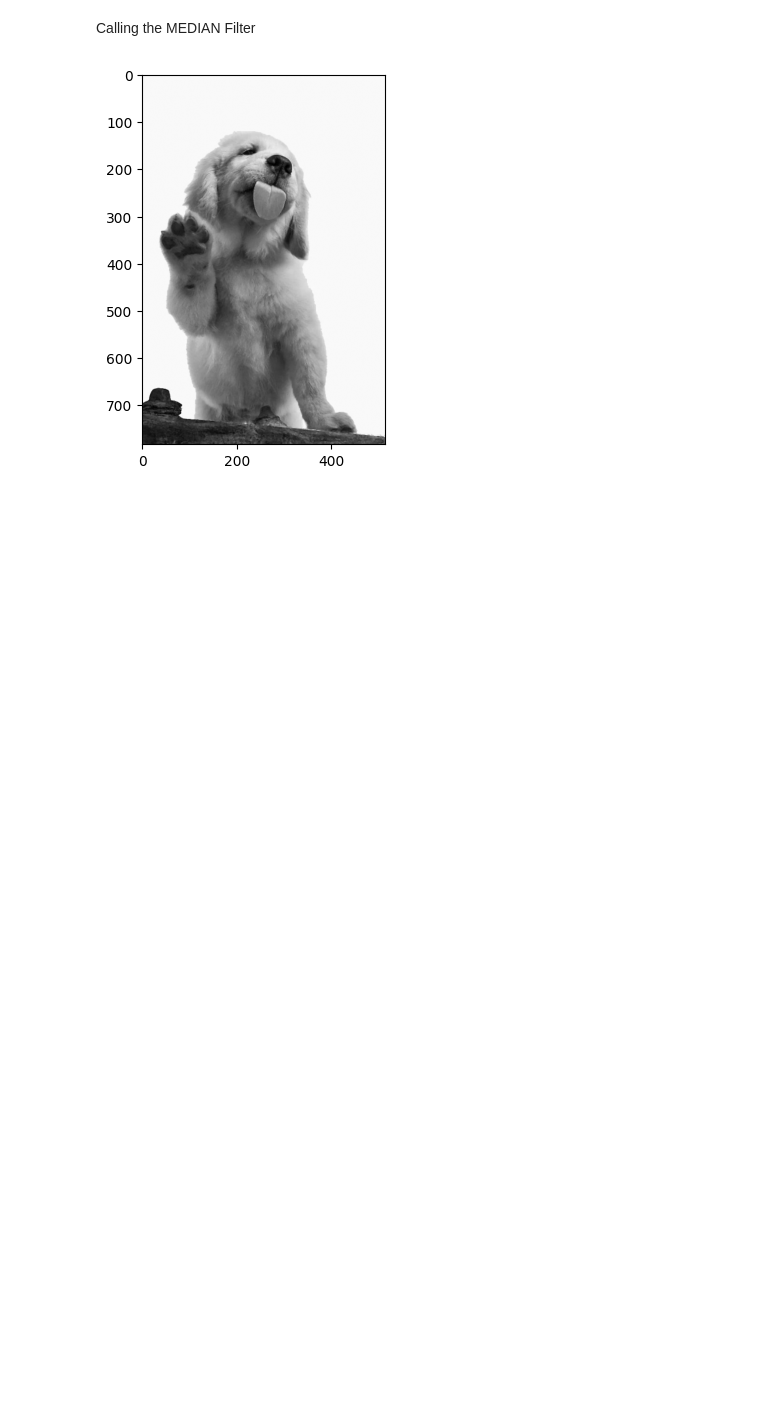
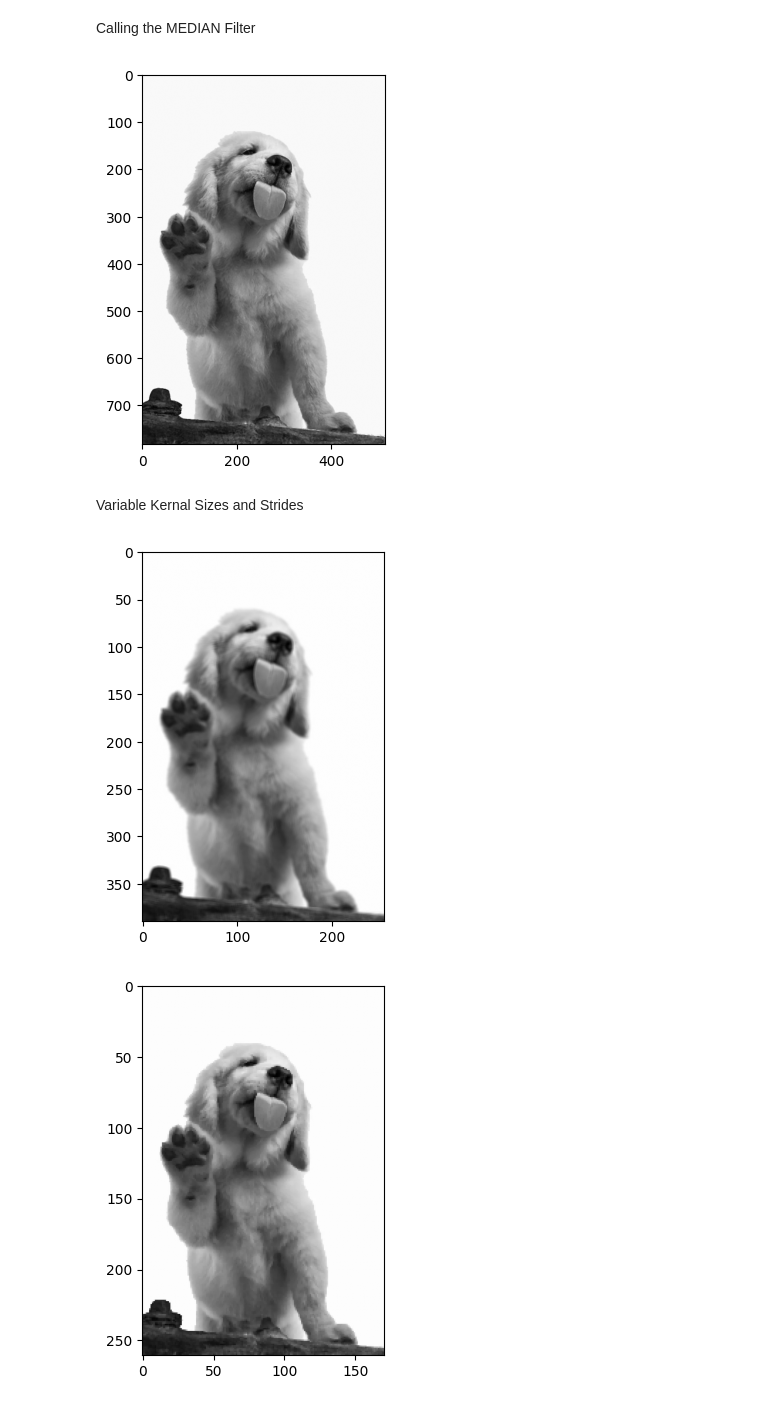
Before and after one commit to itsAayush00/Computer_Vision_2026_H10, a Jupyter notebook: Prac_03.ipynb, the cells around one changed output. Drawn from its saved outputs; the diff is of its cells as text; code cells hidden in the pictures; blank space fills up the shorter version.

```diff
--- a/Prac_03.ipynb
+++ b/Prac_03.ipynb
@@ -67,3 +67,17 @@ plt.imshow(median_filtered, cmap='gray')
 plt.show()
 # %% [output]
 [figure]
+# %% [markdown]
+Variable Kernal Sizes and Strides
+# %%
+mean_filtered = mean_filter(img, k=7, s=2)
+median_filtered = median_filter(img, k=5, s=3)
+
+plt.imshow(mean_filtered, cmap='gray')
+plt.show()
+
+plt.imshow(median_filtered, cmap='gray')
+plt.show()
+# %% [output]
+[figure, added]
+[figure, added]
```
